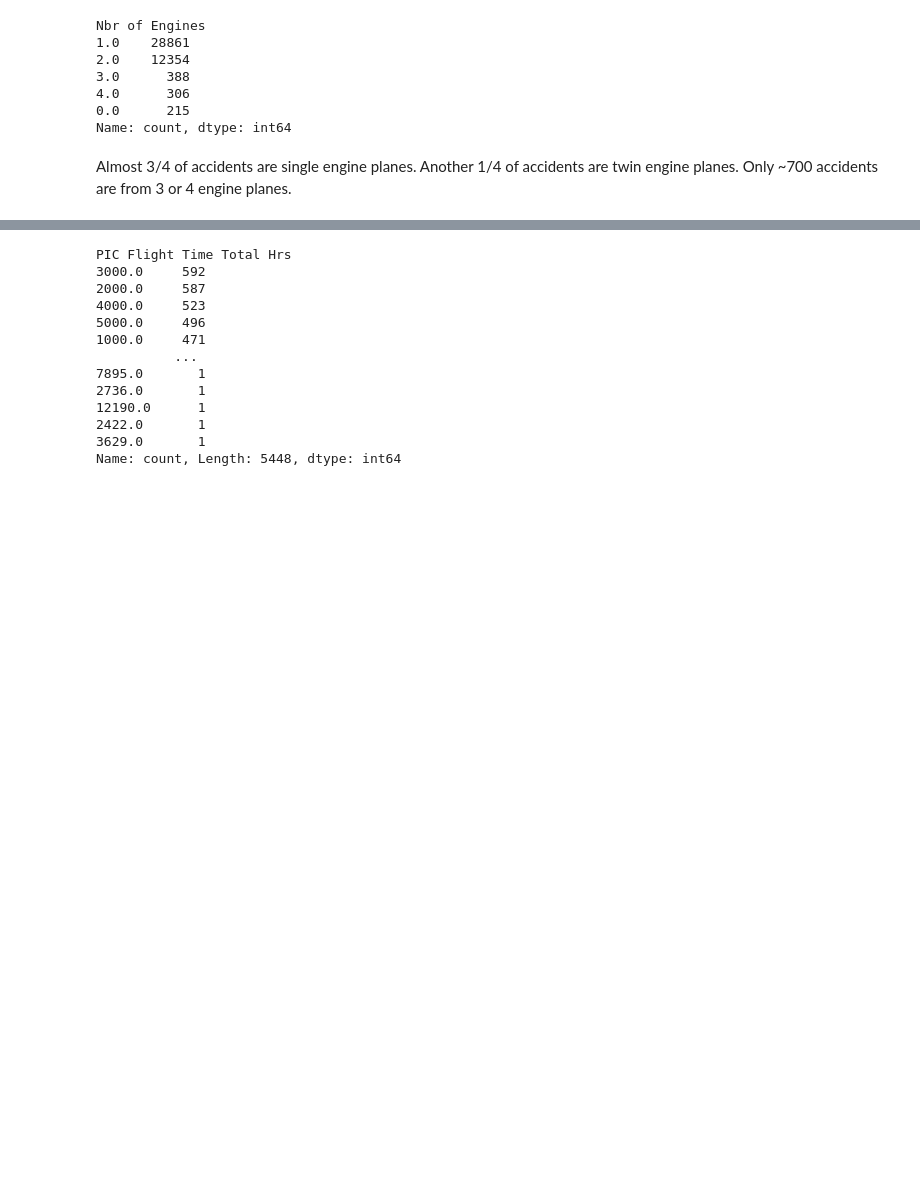
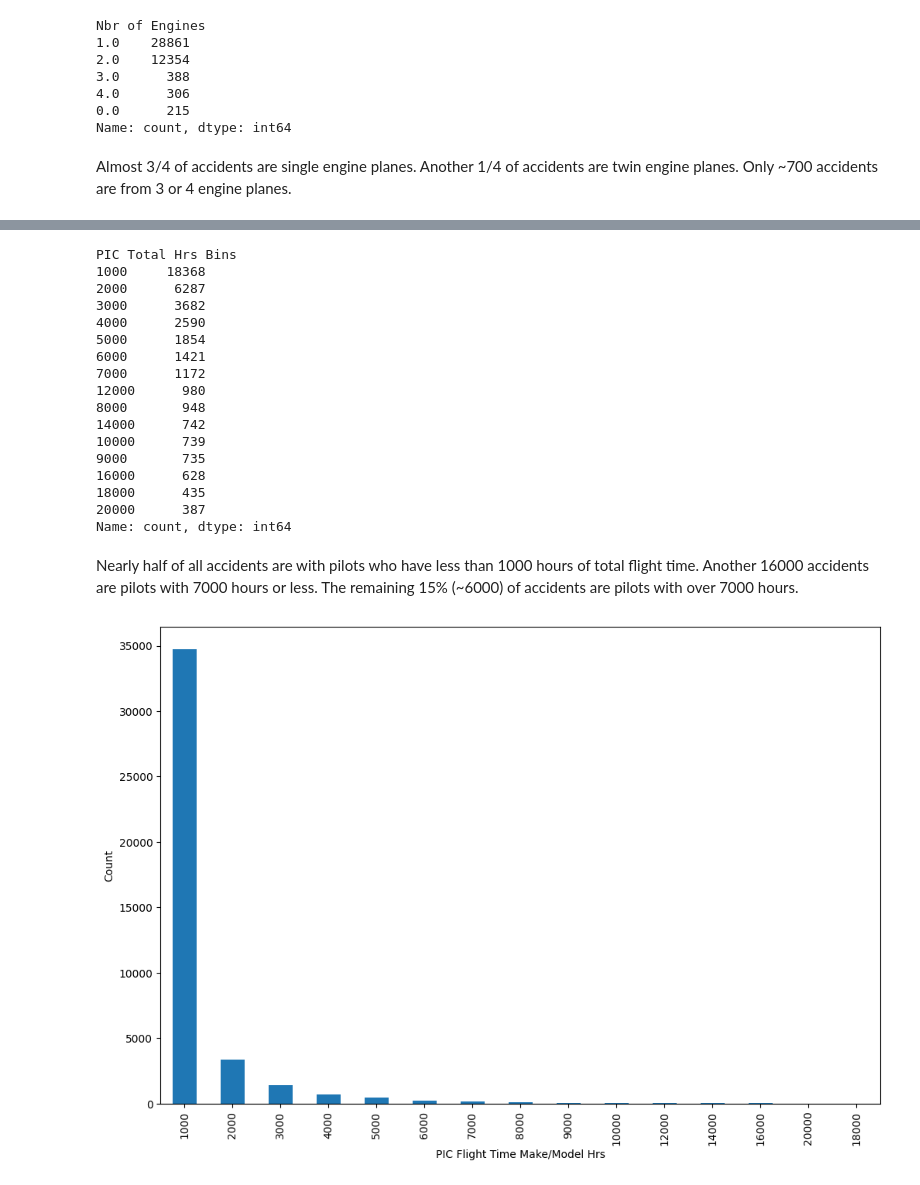
Before and after one commit to helloklow/aviation_accidents, a Jupyter notebook: notebooks/eda.ipynb, the cells around one changed output, grey strips where cells are left out. Saved outputs shown, nothing was run; the diff lists cells and outputs as text; code cells hidden in the pictures; blank space fills up the shorter version.

```diff
--- a/notebooks/eda.ipynb
+++ b/notebooks/eda.ipynb
@@ -323,16 +327,52 @@ plt.show()
 # %%
-df['PIC Flight Time Total Hrs'].value_counts()
+df['PIC Total Hrs Bins'].value_counts()
 # %% [output]
-PIC Flight Time Total Hrs
-3000.0     592
-2000.0     587
-4000.0     523
-5000.0     496
-1000.0     471
-          ...
-7895.0       1
-2736.0       1
-12190.0      1
-2422.0       1
-3629.0       1
-Name: count, Length: 5448, dtype: int64
+PIC Total Hrs Bins
+1000     18368
+2000      6287
+3000      3682
+4000      2590
+5000      1854
+6000      1421
+7000      1172
+12000      980
+8000       948
+14000      742
+10000      739
+9000       735
+16000      628
+18000      435
+20000      387
+Name: count, dtype: int64
+# %% [markdown]
+Nearly half of all accidents are with pilots who have less than 1000 hours of total flight time. Another 16000 accidents are pilots with 7000 hours or less. The remaining 15% (~6000) of accidents are pilots with over 7000 hours.
+# %%
+# Group PIC Flight Time Total Make-Model into bins
+bins=[0,1000,2000,3000,4000,5000,6000,7000,8000,9000,10000,12000,14000,16000,18000,20000]
+labels=['1000','2000','3000','4000','5000','6000','7000','8000','9000','10000','12000','14000','16000','18000','20000']
+df['PIC Make-Model Hrs Bins'] = pd.cut(df['PIC Flight Time Total Make-Model'], bins=bins, labels=labels)
+
+# df.head()
+# %%
+# Bar Plot: PIC Flight Time Total Make-Model
+
+# Get count
+count=df['PIC Make-Model Hrs Bins'].value_counts(ascending=False)
+
+# Set the size of the plot
+plt.figure(figsize=(12, 8))
+
+# Plot the bar plot
+count.plot(kind='bar')
+
+# Set title and labels
+plt.xlabel('PIC Flight Time Make/Model Hrs')
+plt.ylabel('Count')
+
+# Rotate x-axis labels for better readability and increase font size
+plt.xticks(rotation=90, fontsize=10)
+
+# Show plot
+plt.show()
+# %% [output]
+[figure, added]
```
Also changed, not shown: parts of 17 cells of this notebook, 1 other file.
